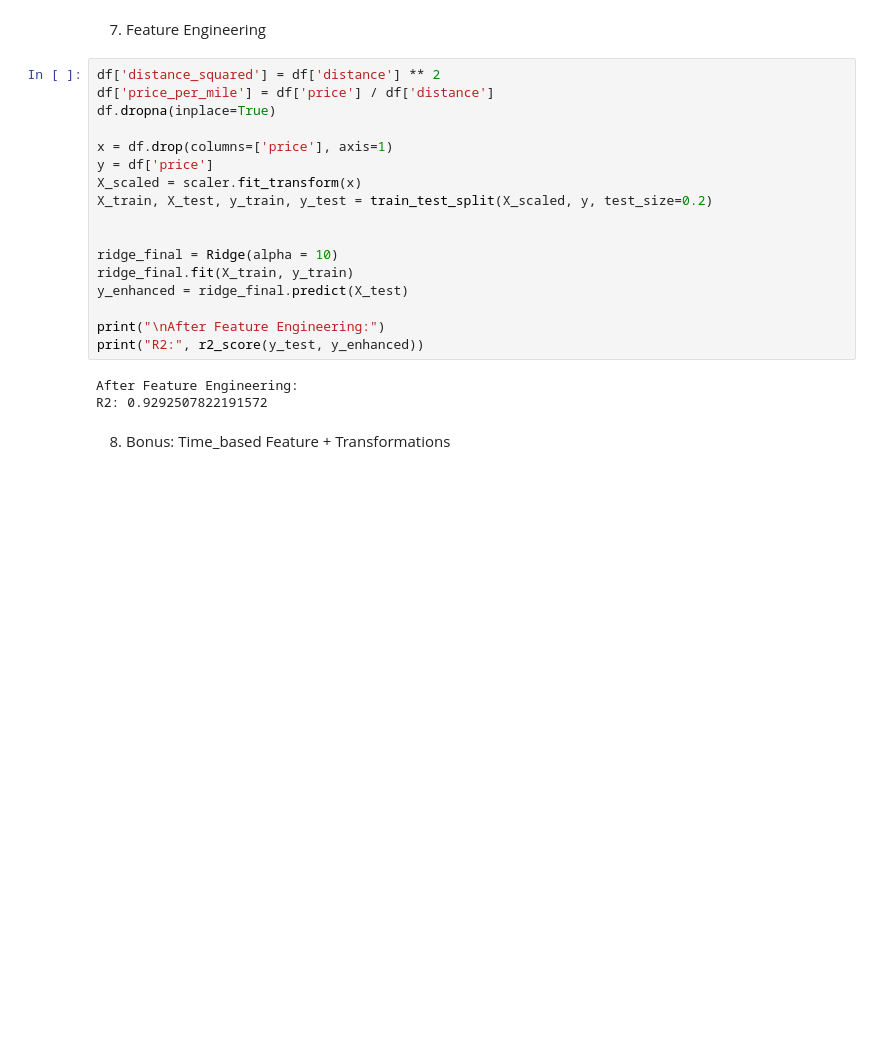
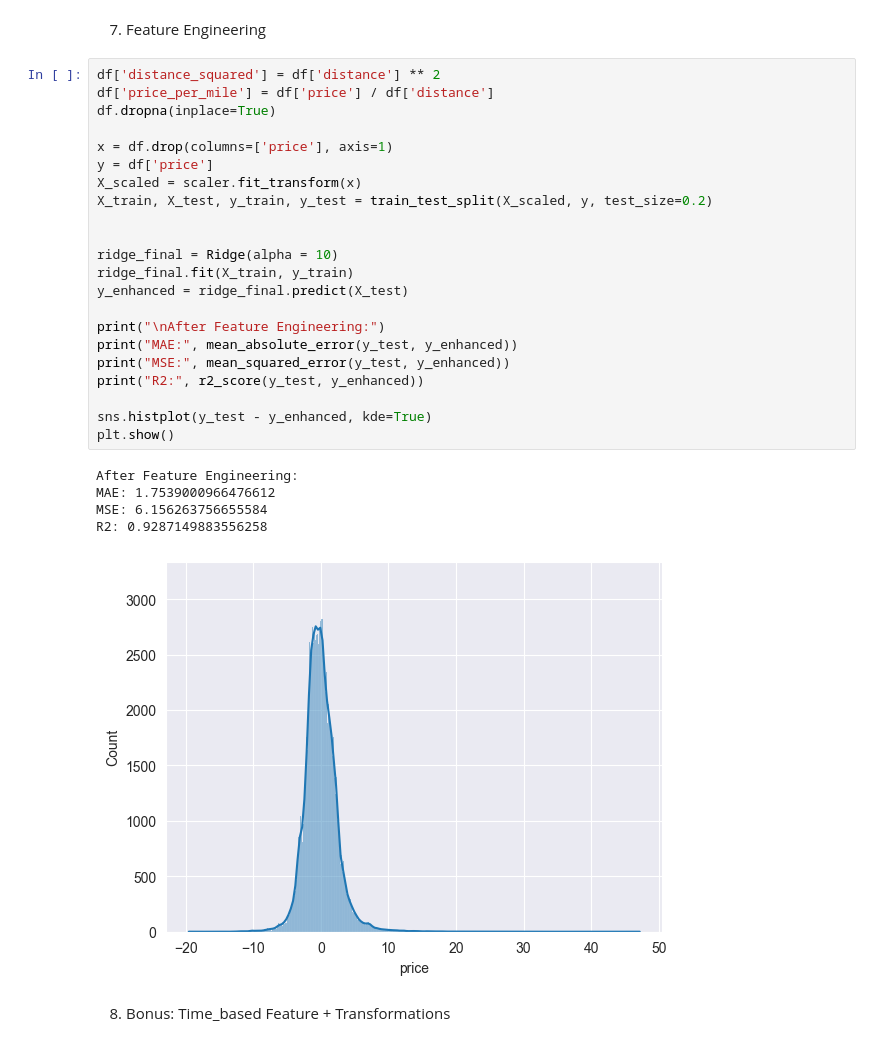
Before and after one commit to MohammadMahdiRazavi/Machine-Learning-Course, a Jupyter notebook: SecondAssignment/Uber and Lyft.ipynb, the cells around one changed output. Cells and saved outputs as stored; diff of their text form; blank space fills up the shorter version.

```diff
--- a/SecondAssignment/Uber and Lyft.ipynb
+++ b/SecondAssignment/Uber and Lyft.ipynb
@@ -212,23 +238,31 @@ MemoryError: Unable to allocate 28.5 GiB for an array with shape (510380, 7503)
 # %%
 df['distance_squared'] = df['distance'] ** 2
 df['price_per_mile'] = df['price'] / df['distance']
 df.dropna(inplace=True)
 
 x = df.drop(columns=['price'], axis=1)
 y = df['price']
 X_scaled = scaler.fit_transform(x)
 X_train, X_test, y_train, y_test = train_test_split(X_scaled, y, test_size=0.2)
 
 
 ridge_final = Ridge(alpha = 10)
 ridge_final.fit(X_train, y_train)
 y_enhanced = ridge_final.predict(X_test)
 
 print("\nAfter Feature Engineering:")
+print("MAE:", mean_absolute_error(y_test, y_enhanced))
+print("MSE:", mean_squared_error(y_test, y_enhanced))
 print("R2:", r2_score(y_test, y_enhanced))
+
+sns.histplot(y_test - y_enhanced, kde=True)
+plt.show()
 # %% [output]
 After Feature Engineering:
-R2: 0.9292507822191572
+MAE: 1.7539000966476612
+MSE: 6.156263756655584
+R2: 0.9287149883556258
+[figure, added]
 # %% [markdown]
 8. Bonus: Time_based Feature + Transformations
 # %%
```
Also changed, not shown: parts of 6 cells of this notebook.
